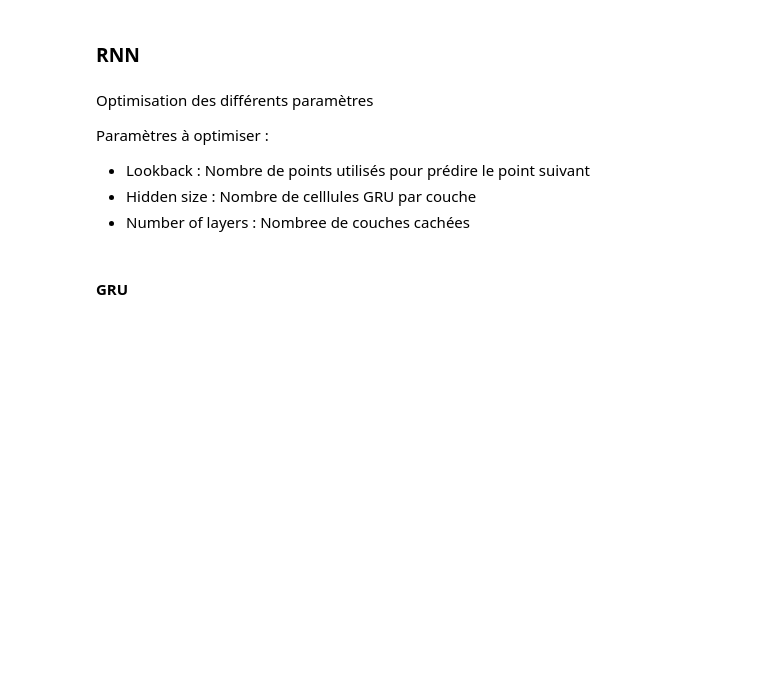
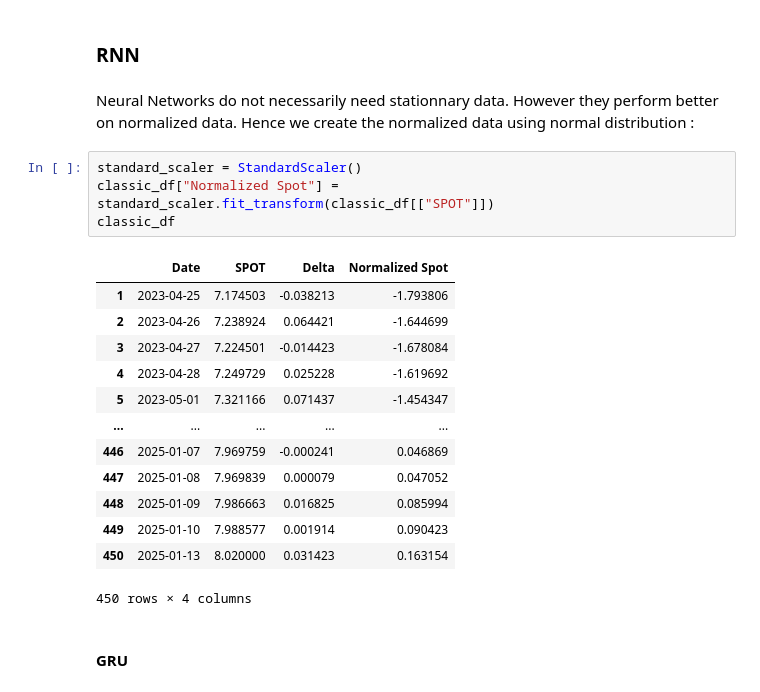
Before and after one commit to R4nd0mnam3/Time_series_Prediction, a Jupyter notebook: main.ipynb, the cells around one changed output. Saved outputs shown, nothing was run; the diff lists cells and outputs as text; blank space fills up the shorter version.

```diff
--- a/main.ipynb
+++ b/main.ipynb
@@ -242,13 +241,24 @@ all_metrics
 # %% [markdown]
 ### RNN
-# %% [markdown]
-Optimisation des différents paramètres
-
-
-Paramètres à optimiser :
-
--   Lookback : Nombre de points utilisés pour prédire le point suivant
--   Hidden size : Nombre de celllules GRU par couche
--   Number of layers : Nombree de couches cachées
+# %% [markdown]
+Neural Networks do not necessarily need stationnary data. However they perform better on normalized data. Hence we create the normalized data using normal distribution :
+# %%
+standard_scaler = StandardScaler()
+classic_df["Normalized Spot"] = standard_scaler.fit_transform(classic_df[["SPOT"]])
+classic_df
+# %% [output]
+|  | Date | SPOT | Delta | Normalized Spot |
+| 1 | 2023-04-25 | 7.174503 | -0.038213 | -1.793806 |
+| 2 | 2023-04-26 | 7.238924 | 0.064421 | -1.644699 |
+| 3 | 2023-04-27 | 7.224501 | -0.014423 | -1.678084 |
+| 4 | 2023-04-28 | 7.249729 | 0.025228 | -1.619692 |
+| 5 | 2023-05-01 | 7.321166 | 0.071437 | -1.454347 |
+| ... | ... | ... | ... | ... |
+| 446 | 2025-01-07 | 7.969759 | -0.000241 | 0.046869 |
+| 447 | 2025-01-08 | 7.969839 | 0.000079 | 0.047052 |
+| 448 | 2025-01-09 | 7.986663 | 0.016825 | 0.085994 |
+| 449 | 2025-01-10 | 7.988577 | 0.001914 | 0.090423 |
+| 450 | 2025-01-13 | 8.020000 | 0.031423 | 0.163154 |
+450 rows × 4 columns
 # %% [markdown]
 #### GRU
```
Also changed, not shown: parts of 11 cells of this notebook, 4 other files.
